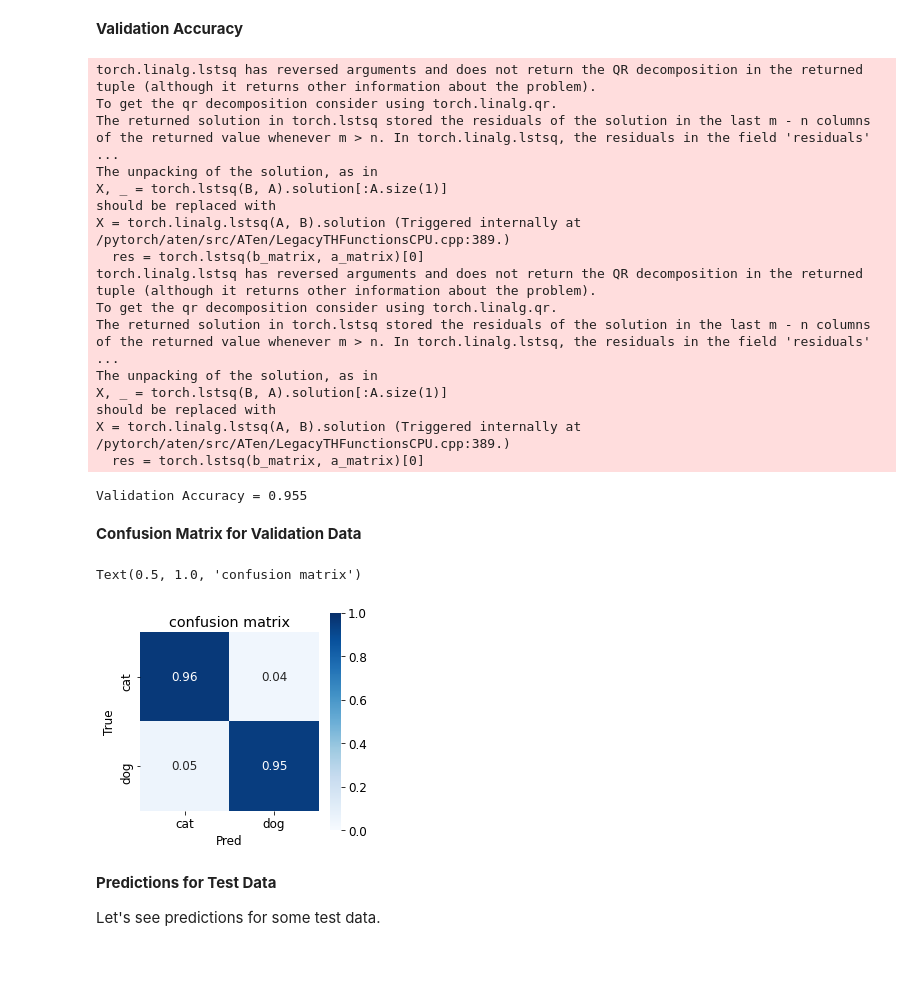
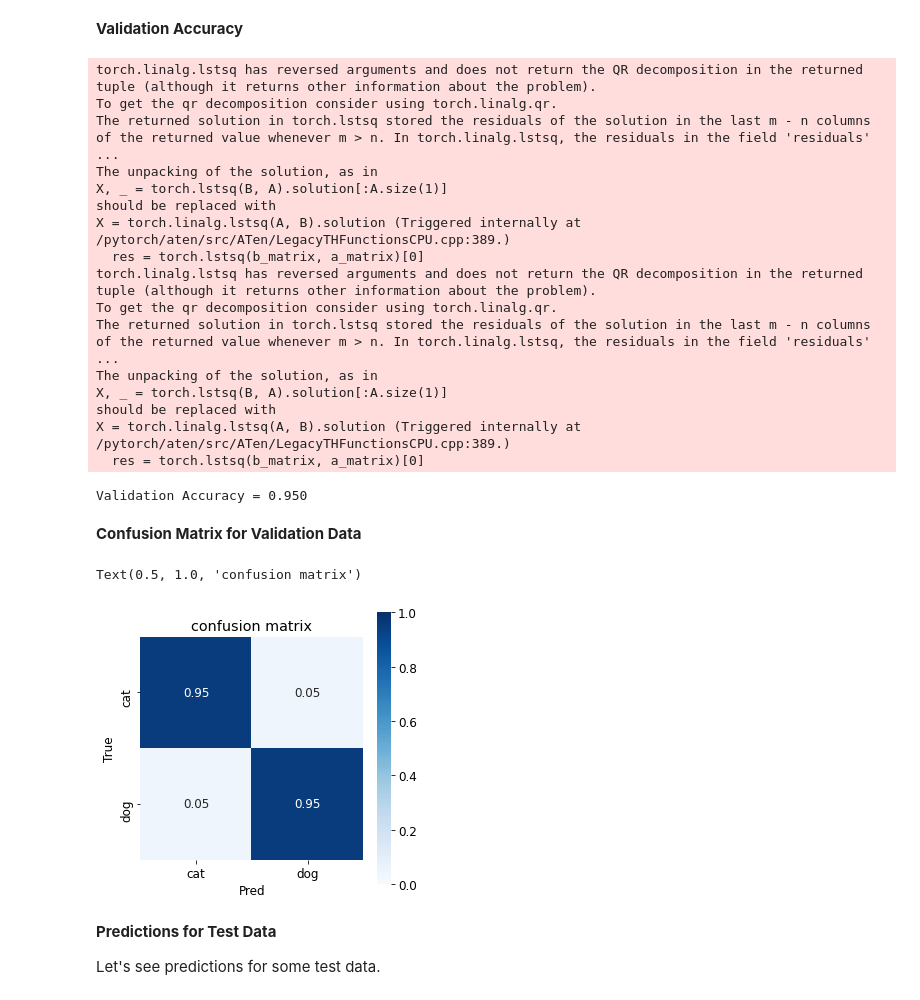
Before and after one commit to naoya1110/nitkc-ncku-ai-robotics, a Jupyter notebook: Week07_Transfer_Learning.ipynb, the cells around one changed output. Saved outputs shown, nothing was run; the diff lists cells and outputs as text; code cells hidden in the pictures; blank space fills up the shorter version.

```diff
--- a/Week07_Transfer_Learning.ipynb
+++ b/Week07_Transfer_Learning.ipynb
@@ -221,46 +221,50 @@ for epoch in range(epochs):
         y_batch = y_batch.to(device)     # load y_batch data on GPU
 
         optimizer.zero_grad()                  # reset gradients to 0
-        y_pred = model(x_batch)                # do prediction
-        loss = loss_func(y_pred, y_batch)        # measure loss
+        p_batch = model(x_batch)                # do prediction
+        loss = loss_func(p_batch, y_batch)        # measure loss
         loss.backward()                        # calculate gradients
         optimizer.step()                       # update model parameters
 
         train_loss += loss.item()                           # accumulate loss value
-        y_pred_label = torch.argmax(y_pred, dim=1)          #
-        train_accuracy += (y_pred_label == y_batch).sum()   # count up number of correct predictions
+        p_batch_label = torch.argmax(p_batch, dim=1)          # convert p_batch vector to target class label
+        train_accuracy += (p_batch_label == y_batch).sum()   # count up number of correct predictions
 
     with torch.no_grad():     # disable autograd for saving memory usage
         model.eval()          # set model to evaluation mode
 
-        for x_batch, y_batch in tqdm(valid_loader):   # take mini batch data from test_loader
+        for x_batch, y_batch in tqdm(valid_loader):   # take mini batch data from valid_loader
 
             x_batch = x_batch.to(device)     # load x_batch data on GPU
             y_batch = y_batch.to(device)     # load y_batch data on GPU
 
-            y_pred = model(x_batch)            # do prediction
-            loss = loss_func(y_pred, y_batch)    # measure loss
+            p_batch = model(x_batch)            # do prediction
+            loss = loss_func(p_batch, y_batch)    # measure loss
 
             valid_loss += loss.item()                          # accumulate loss value
-            y_pred_label = torch.argmax(y_pred, dim=1)        # convert y_pred vector to target class index
-            valid_accuracy += (y_pred_label == y_batch).sum()  # count up number of correct predictions
-
-            # save the model if the accuracy is better than before
-            if valid_accuracy > best_accuracy:
-                torch.save(model.state_dict(), best_model_path)
-                best_accuracy = valid_accuracy
+            p_batch_label = torch.argmax(p_batch, dim=1)        # convert p_batch vector to target class label
+            valid_accuracy += (p_batch_label == y_batch).sum()  # count up number of correct predictions
 
     train_accuracy = train_accuracy/len(xy_train)   # determine accuracy for training data
     valid_accuracy = valid_accuracy/len(xy_valid)      # determin accuracy for test data
     train_loss = train_loss/len(train_loader)           # determin loss for training data
-    valid_loss = valid_loss/len(valid_loader)              # determin loss for test data
+    valid_loss = valid_loss/len(valid_loader)              # determin loss for validation data
 
     # show and store metrics
-    print(f"Train: Accuracy={train_accuracy:.3f} Loss={train_loss:.3f}, Valid: Accuracy={valid_accuracy:.3f} Loss={valid_loss:.3f}\n")
+    print(f"Train: Accuracy={train_accuracy:.3f} Loss={train_loss:.3f}, Valid: Accuracy={valid_accuracy:.3f} Loss={valid_loss:.3f}")
     train_accuracy_list.append(train_accuracy)
     train_loss_list.append(train_loss)
     valid_accuracy_list.append(valid_accuracy)
     valid_loss_list.append(valid_loss)
+
+    # save the model if test accuracy is better than before
+    if valid_accuracy > best_accuracy:
+        torch.save(model.state_dict(), best_model_path)
+        print(f"Validation accuracy improved from {best_accuracy:.3f} to {valid_accuracy:.3f}")
+        print(f"Model saved at {best_model_path}")
+        best_accuracy = valid_accuracy
+
+    print("---------------------")
 # %% [output]
 Epoch 1/5
 torch.linalg.lstsq has reversed arguments and does not return the QR decomposition in the returned tuple (although it returns other information about the problem).
@@ -474,33 +482,33 @@ X, _ = torch.lstsq(B, A).solution[:A.size(1)]
 should be replaced with
 X = torch.linalg.lstsq(A, B).solution (Triggered internally at  /pytorch/aten/src/ATen/LegacyTHFunctionsCPU.cpp:389.)
   res = torch.lstsq(b_matrix, a_matrix)[0]
-Validation Accuracy = 0.955
+Validation Accuracy = 0.950
 # %% [markdown]
 **Confusion Matrix for Validation Data**
 # %%
 from sklearn.metrics import confusion_matrix
 
 cmx = confusion_matrix(y_true_all, y_pred_label_all)
 
 cmx_pct = np.zeros(cmx.shape)
 
 for i in range(cmx.shape[0]):
     for j in range(cmx.shape[1]):
         cmx_pct[i, j] = cmx[i, j]/cmx[i, :].sum()
 
-plt.figure(figsize=(4,4))
+plt.figure(figsize=(5,5))
 plt.rcParams["font.size"]=12
 labels = classnames.values()
 
 sns.heatmap(cmx_pct, annot=True, fmt=".2f", cmap="Blues", vmin=0, vmax=1,
             xticklabels=classnames.values(), yticklabels=classnames.values(), square=True)
 
 plt.ylabel("True")
 plt.xlabel("Pred")
 plt.title("confusion matrix")
 # %% [output]
 Text(0.5, 1.0, 'confusion matrix')
-[figure, old version]
+[figure, new version]
 # %% [markdown]
 **Predictions for Test Data**
 
```
Also changed, not shown: parts of 9 cells of this notebook.
